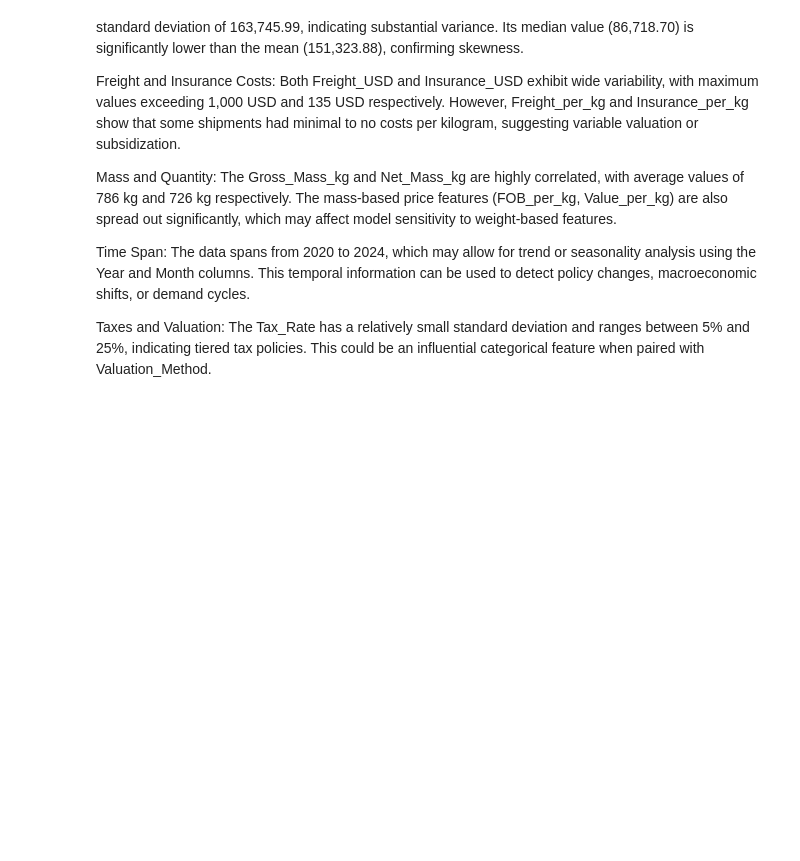
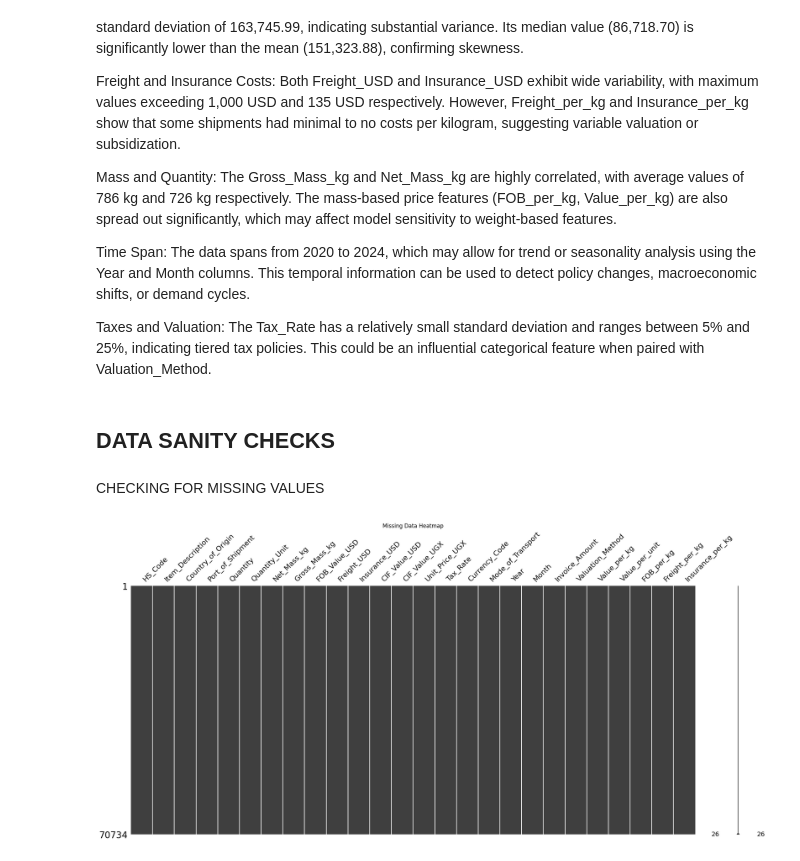
Before and after one commit to sentongo-web/valuation-task, a Jupyter notebook: valuation.ipynb, the cells around one changed output. Drawn from its saved outputs; the diff is of its cells as text; code cells hidden in the pictures; blank space fills up the shorter version.

```diff
--- a/valuation.ipynb
+++ b/valuation.ipynb
@@ -139,3 +139,14 @@ Mass and Quantity: The Gross_Mass_kg and Net_Mass_kg are highly correlated, with
 Time Span: The data spans from 2020 to 2024, which may allow for trend or seasonality analysis using the Year and Month columns. This temporal information can be used to detect policy changes, macroeconomic shifts, or demand cycles.
 
 Taxes and Valuation: The Tax_Rate has a relatively small standard deviation and ranges between 5% and 25%, indicating tiered tax policies. This could be an influential categorical feature when paired with Valuation_Method.
+# %% [markdown]
+## DATA SANITY CHECKS
+# %% [markdown]
+CHECKING FOR MISSING VALUES
+# %%
+import missingno as msno
+msno.matrix(df_train)
+plt.title("Missing Data Heatmap")
+plt.show()
+# %% [output]
+[figure, added]
```
Also changed, not shown: parts of 21 cells of this notebook.
